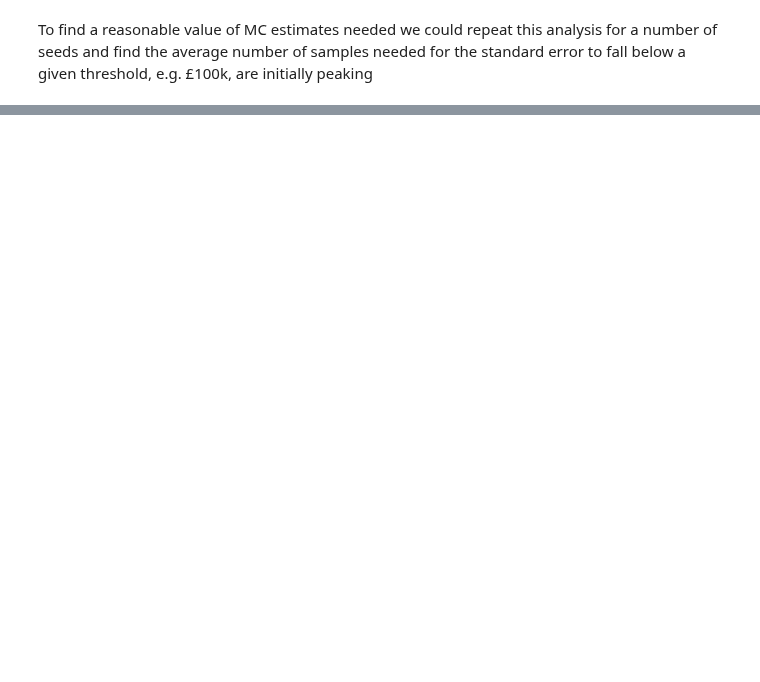
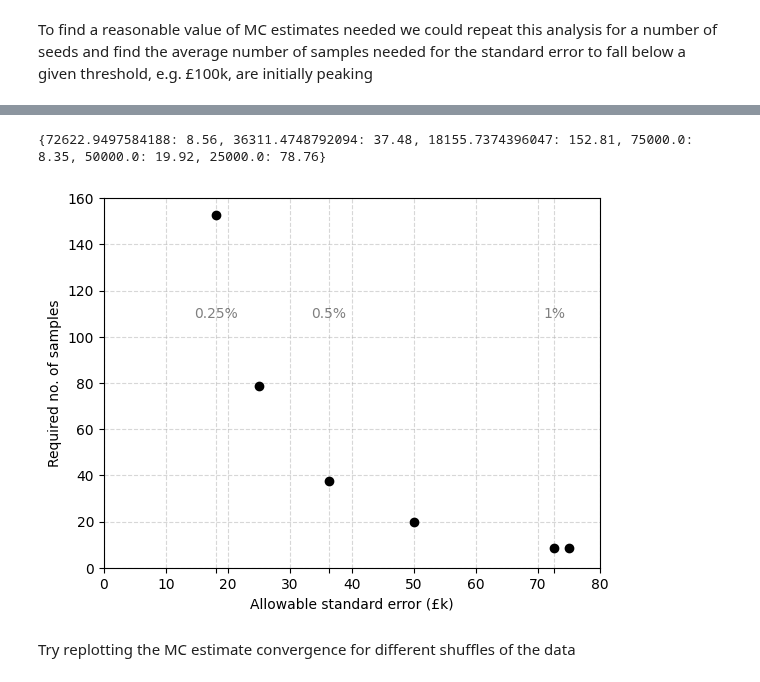
Before and after one commit to mal84emma/VoI-in-CAS, a Jupyter notebook: sim_MC_convergence.ipynb, the cells around one changed output, grey strips where cells are left out. Saved outputs shown, nothing was run; the diff lists cells and outputs as text; code cells hidden in the pictures; blank space fills up the shorter version.

Commit message:
Upload MC estimate convergence results

```diff
--- a/sim_MC_convergence.ipynb
+++ b/sim_MC_convergence.ipynb
@@ -69,9 +78,11 @@ def parallel_task(func, iterable, n_procs):
         return res
     else:
         raise "Not in Jupyter Notebook"
+# %%
+direct_MC_op_result = {'battery_capacities':[1319.8],'solar_capacities':[1066.4]} # from direct_MC_op.py
 # %%
 # Compute MC estimate of true system cost
-mproc_args_list = [[lp_results['battery_capacities'],lp_results['solar_capacities'],eta_samples[n],base_kwargs,pricing_dict,opex_factor,n] for n in range(n_draws)]
+mproc_args_list = [[direct_MC_op_result['battery_capacities'],direct_MC_op_result['solar_capacities'],eta_samples[n],base_kwargs,pricing_dict,opex_factor,n] for n in range(n_draws)]
 cost_evals = parallel_task(multi_proc_constr_and_eval_system, mproc_args_list, n_procs=n_processes)
 # %%
 # Plot convergence of MC estimate
@@ -107,18 +126,27 @@ print(MC_stnd_errors)
 # %%
 shuffle_costs = copy.deepcopy(cost_evals)
 n_shuffles = 100
-threshold = 100e3 # threshold on standard error
+threshold = np.mean(cost_evals)*5e-3 # 50e3 # threshold on standard error
 
-req_samples = []
+thresholds = [np.mean(cost_evals)*1e-2,np.mean(cost_evals)*5e-3,np.mean(cost_evals)*2.5e-3,75e3,50e3,25e3]
+threshold_results = {}
 
-for _ in range(n_shuffles):
-    random.shuffle(shuffle_costs)
-    shuffle_stnd_errors = [np.std(shuffle_costs[:i])/np.sqrt(i) for i in range(n_draws+1)]
+for threshold in thresholds:
 
-    for j,val in enumerate(reversed(shuffle_stnd_errors)): # work backwards through stnd error values
-        if val > threshold: # when std error first rises above threshold
-            ind = n_draws - j # get index of position after this in forwards list
-    req_samples.append(ind+1) # report number of samples needed to stably drop below threshold on stnd error
+    req_samples = []
+
+    for _ in range(n_shuffles):
+        random.shuffle(shuffle_costs)
+        shuffle_stnd_errors = [np.std(shuffle_costs[:i])/np.sqrt(i) for i in range(1,n_draws+1)]
+
+        ind = 0
+        for j,val in enumerate(reversed(shuffle_stnd_errors)): # work backwards through stnd error values
+            if val > threshold: # when std error first rises above threshold
+                ind = n_draws - j # get index of position after this in forwards list
+                break
+        req_samples.append(ind+1) # report number of samples needed to stably drop below threshold on stnd error
+
+    threshold_results[threshold] = np.mean(req_samples)
 # %%
 print(req_samples)
 print(np.mean(req_samples))
@@ -124,0 +156,22 @@ print(np.mean(req_samples))
+# %%
+print(threshold_results)
+# %% [output]
+{72622.9497584188: 8.56, 36311.4748792094: 37.48, 18155.7374396047: 152.81, 75000.0: 8.35, 50000.0: 19.92, 25000.0: 78.76}
+# %%
+extra_ticks = [t/1e3 for t in thresholds[:3]]
+extra_labels = ['1%','0.5%','0.25%']
+
+plt.plot(np.array(list(threshold_results.keys()))/1e3,threshold_results.values(),'ko')
+plt.xlabel("Allowable standard error (£k)")
+plt.ylabel("Required no. of samples")
+plt.xlim(0)
+plt.ylim(0)
+plt.grid(True,'major',alpha=0.5,linestyle='--')
+plt.xticks(list(plt.xticks()[0]) + extra_ticks, labels=plt.xticks()[1] + ['']*3)
+for tick,label in zip(extra_ticks,extra_labels):
+    plt.text(tick,110,label,alpha=0.5,ha='center',va='center')
+plt.show()
+# %% [output]
+[figure, added]
+# %% [markdown]
+Try replotting the MC estimate convergence for different shuffles of the data
```
Also changed, not shown: parts of 11 cells of this notebook.
